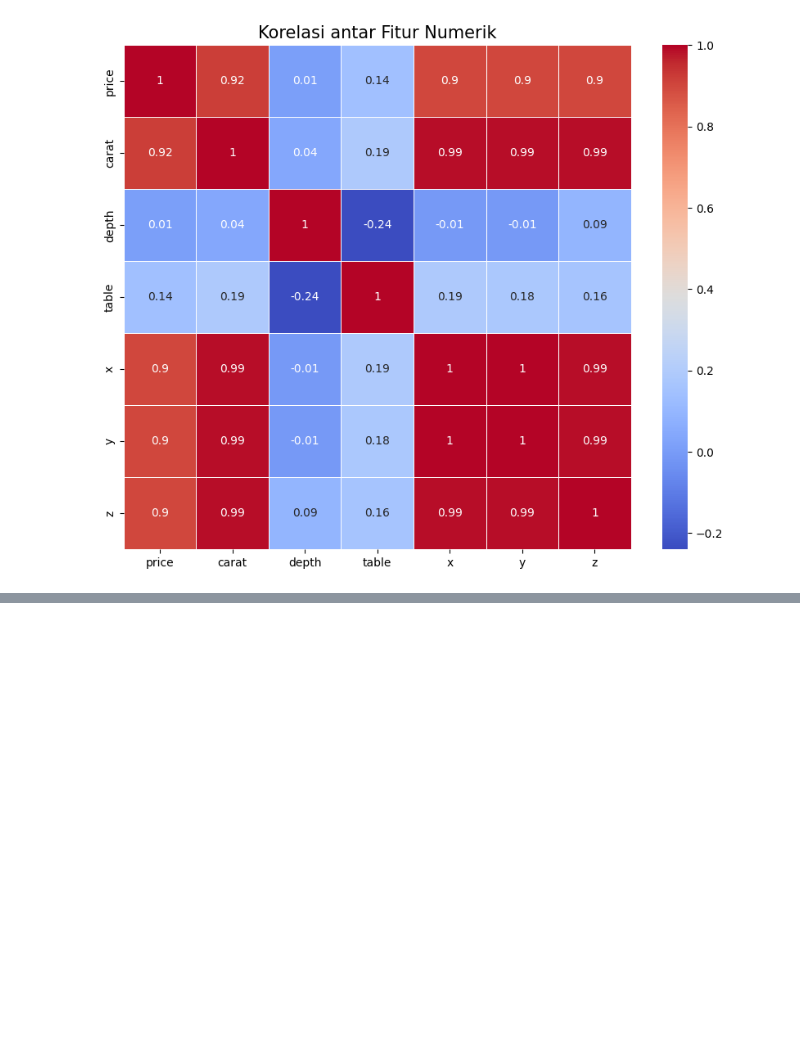
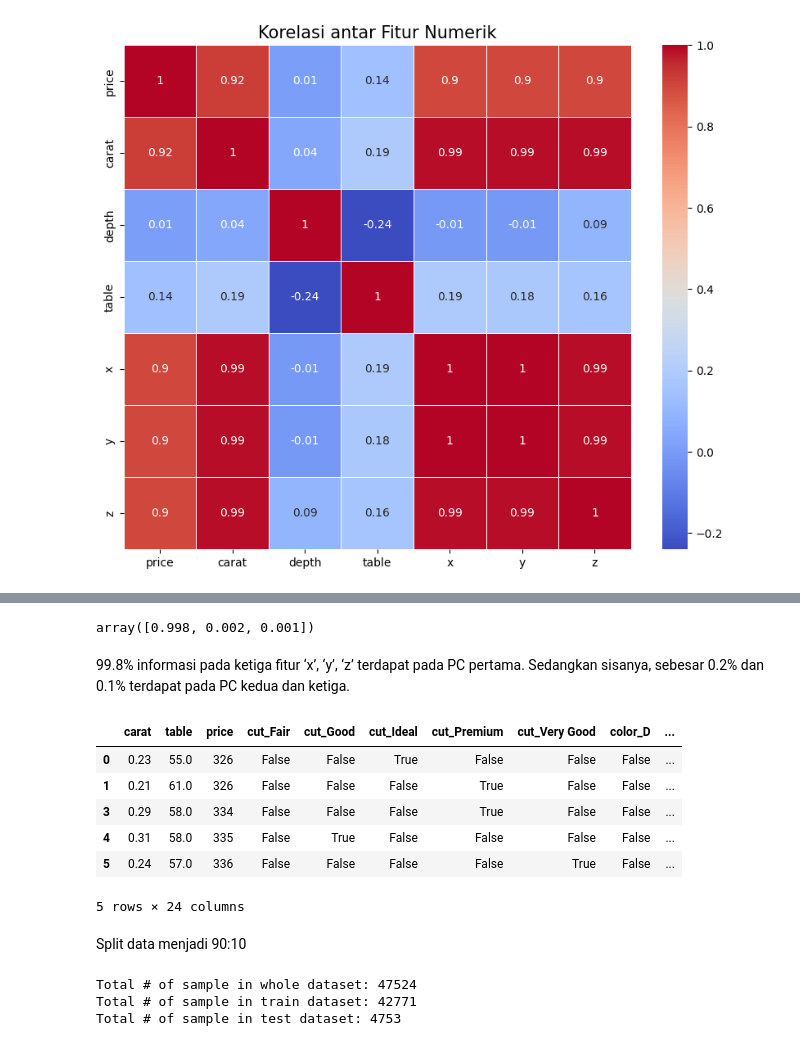
Before and after one commit to Ifdhal17/diamond-predictive, a Jupyter notebook: Diamond_prediction.ipynb, the cells around one changed output, grey strips where cells are left out. Drawn from its saved outputs; the diff is of its cells as text; code cells hidden in the pictures; blank space fills up the shorter version.

```diff
--- a/Diamond_prediction.ipynb
+++ b/Diamond_prediction.ipynb
@@ -299,0 +168,24 @@ dia.head()
+# %%
+pca.explained_variance_ratio_.round(3)
+# %% [output]
+array([0.998, 0.002, 0.001])
+# %% [markdown]
+99.8% informasi pada ketiga fitur ‘x’, ‘y’, ‘z’ terdapat pada PC pertama. Sedangkan sisanya, sebesar 0.2% dan 0.1% terdapat pada PC kedua dan ketiga.
+# %%
+from sklearn.decomposition import PCA
+pca = PCA(n_components=1, random_state=123)
+pca.fit(dia[['x','y','z']])
+dia['dimension'] = pca.transform(dia.loc[:, ('x','y','z')]).flatten()
+dia.drop(['x','y','z'], axis=1, inplace=True)
+# %%
+dia.head()
+# %% [output]
+|  | carat | table | price | cut_Fair | cut_Good | cut_Ideal | cut_Premium | cut_Very Good | color_D | ... |
+| 0 | 0.23 | 55.0 | 326 | False | False | True | False | False | False | ... |
+| 1 | 0.21 | 61.0 | 326 | False | False | False | True | False | False | ... |
+| 3 | 0.29 | 58.0 | 334 | False | False | False | True | False | False | ... |
+| 4 | 0.31 | 58.0 | 335 | False | True | False | False | False | False | ... |
+| 5 | 0.24 | 57.0 | 336 | False | False | False | False | True | False | ... |
+5 rows × 24 columns
+# %% [markdown]
+Split data menjadi 90:10
@@ -299,0 +198,8 @@ dia.head()
+# %%
+print(f'Total # of sample in whole dataset: {len(X)}')
+print(f'Total # of sample in train dataset: {len(X_train)}')
+print(f'Total # of sample in test dataset: {len(X_test)}')
+# %% [output]
+Total # of sample in whole dataset: 47524
+Total # of sample in train dataset: 42771
+Total # of sample in test dataset: 4753
```
Also changed, not shown: parts of 32 cells of this notebook.
